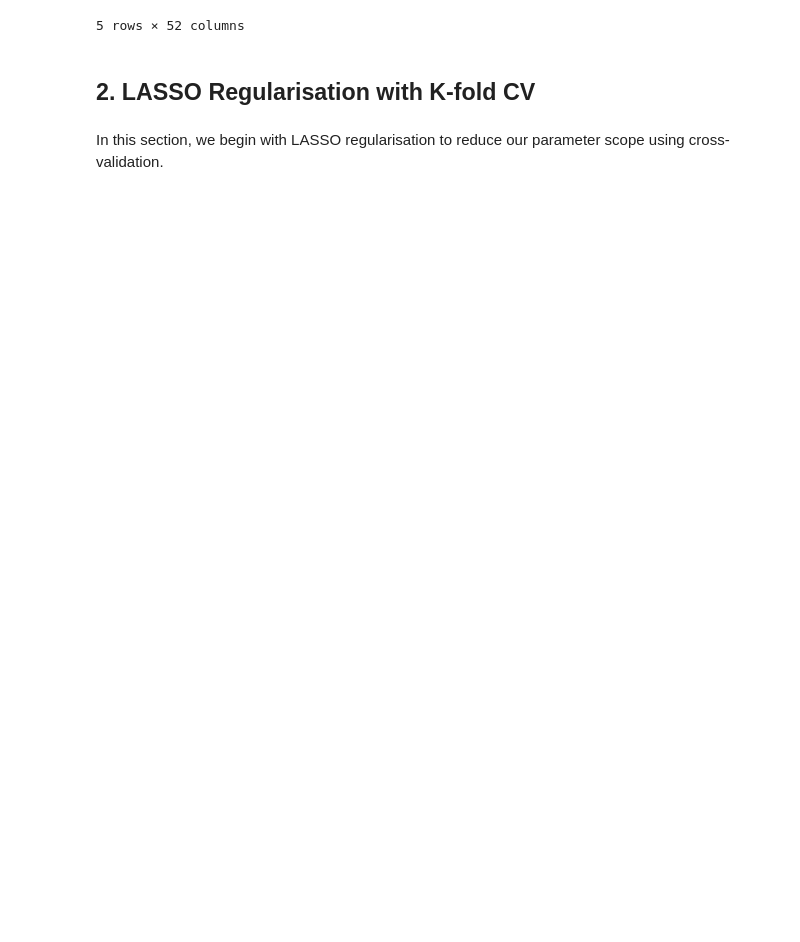
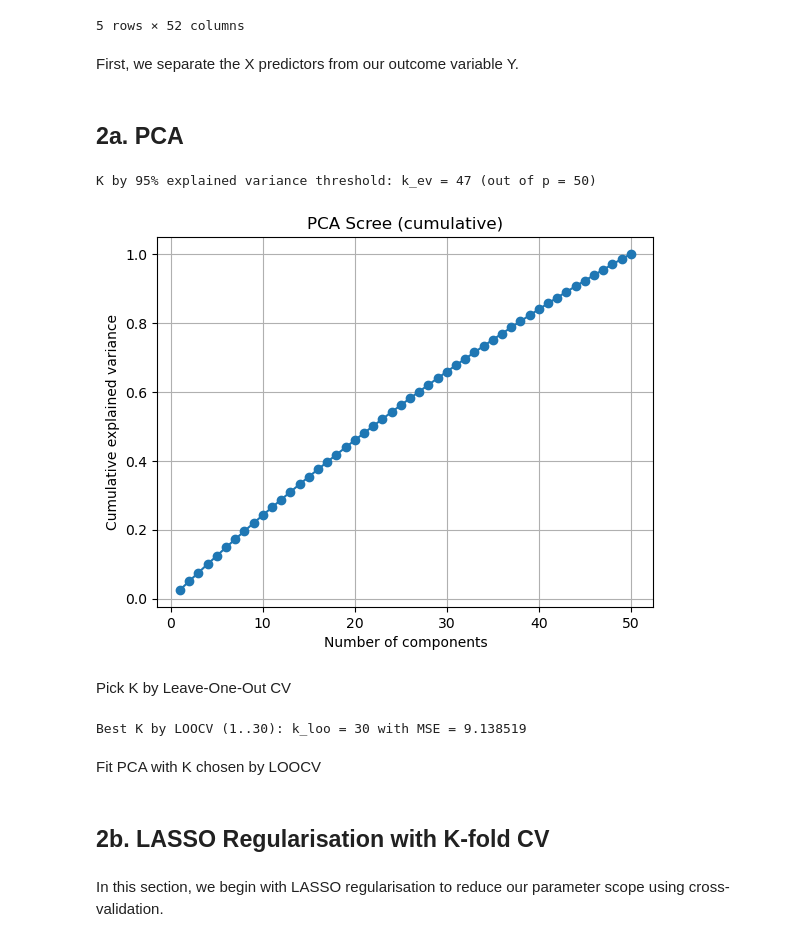
Before and after one commit to joshcpld/ada, a Jupyter notebook: Assignment 4/coding/assignment04_group9.ipynb, the cells around one changed output. Saved outputs shown, nothing was run; the diff lists cells and outputs as text; code cells hidden in the pictures; blank space fills up the shorter version.

```diff
--- a/Assignment 4/coding/assignment04_group9.ipynb
+++ b/Assignment 4/coding/assignment04_group9.ipynb
@@ -43,3 +46,64 @@ train_df.head()
 | 3 | 3 | 0.610625 | -0.170428 | -1.361771 | 0.206042 | 0.623124 | 0.907441 | -0.873814 | 1.287383 | 0.901191 | ... | ... |
 | 4 | 4 | -0.689196 | -0.858792 | 0.321308 | -0.415649 | 1.014056 | -0.522858 | 0.926634 | -0.390663 | 0.790054 | ... | ... |
 5 rows × 52 columns
+# %% [markdown]
+First, we separate the X predictors from our outcome variable Y.
+# %%
+# Separate the X predictors and Y outcome variable
+X0_train = train_df.drop(columns=['Y', 'ID'])
+y0_train = train_df['Y'].values
+x0_test = test_df.drop(columns=["ID"])
+cols = X0_train.columns.tolist()
+# %% [markdown]
+## 2a. PCA
+# %%
+# Standardize X then fit PCA on X_train
+scaler = StandardScaler()
+X_train_scaled_pca = scaler.fit_transform(X0_train)
+X_test_scaled_pca  = scaler.transform(x0_test)
+
+feature_names = X0_train.columns.tolist()
+n, p = X0_train.shape
+
+pca = PCA()
+pca.fit(X_train_scaled_pca)
+
+cumexp = np.cumsum(pca.explained_variance_ratio_)
+k_ev = int(np.argmax(cumexp >= 0.95) + 1)  # K that reaches ≥95% variance
+print(f"K by 95% explained variance threshold: k_ev = {k_ev} (out of p = {p})")
+
+# Scree (cumulative) — optional diagnostic plot
+plt.figure()
+plt.plot(np.arange(1, len(cumexp)+1), cumexp, marker='o')
+plt.xlabel("Number of components")
+plt.ylabel("Cumulative explained variance")
+plt.title("PCA Scree (cumulative)")
+plt.grid(True)
+plt.show()
+# %% [output]
+K by 95% explained variance threshold: k_ev = 47 (out of p = 50)
+[figure, added]
+# %% [markdown]
+Pick K by Leave-One-Out CV
+# %%
+max_k = int(min(30, p))
+Z_train = pca.transform(X_train_scaled_pca)
+
+loo = LeaveOneOut()
+mse_by_k = []
+
+for k in range(1, max_k+1):
+    lr = LinearRegression()
+    fold_mse = []
+    for tr, va in loo.split(Z_train):
+        lr.fit(Z_train[tr, :k], y0_train[tr])
+        yhat = lr.predict(Z_train[va, :k])
+        fold_mse.append(mean_squared_error(y0_train[va], yhat))
+    mse_by_k.append(np.mean(fold_mse))
+
+k_loo = int(np.argmin(mse_by_k) + 1)
+print(f"Best K by LOOCV (1..{max_k}): k_loo = {k_loo} with MSE = {mse_by_k[k_loo-1]:.6f}")
+# %% [output]
+Best K by LOOCV (1..30): k_loo = 30 with MSE = 9.138519
+# %% [markdown]
+Fit PCA with K chosen by LOOCV
@@ -46,4 +116,4 @@ train_df.head()
 # %% [markdown]
-## 2. LASSO Regularisation with K-fold CV
+## 2b. LASSO Regularisation with K-fold CV
 # %% [markdown]
 In this section, we begin with LASSO regularisation to reduce our parameter scope using cross-validation.
```
Also changed, not shown: parts of 12 cells of this notebook, 1 other file.
